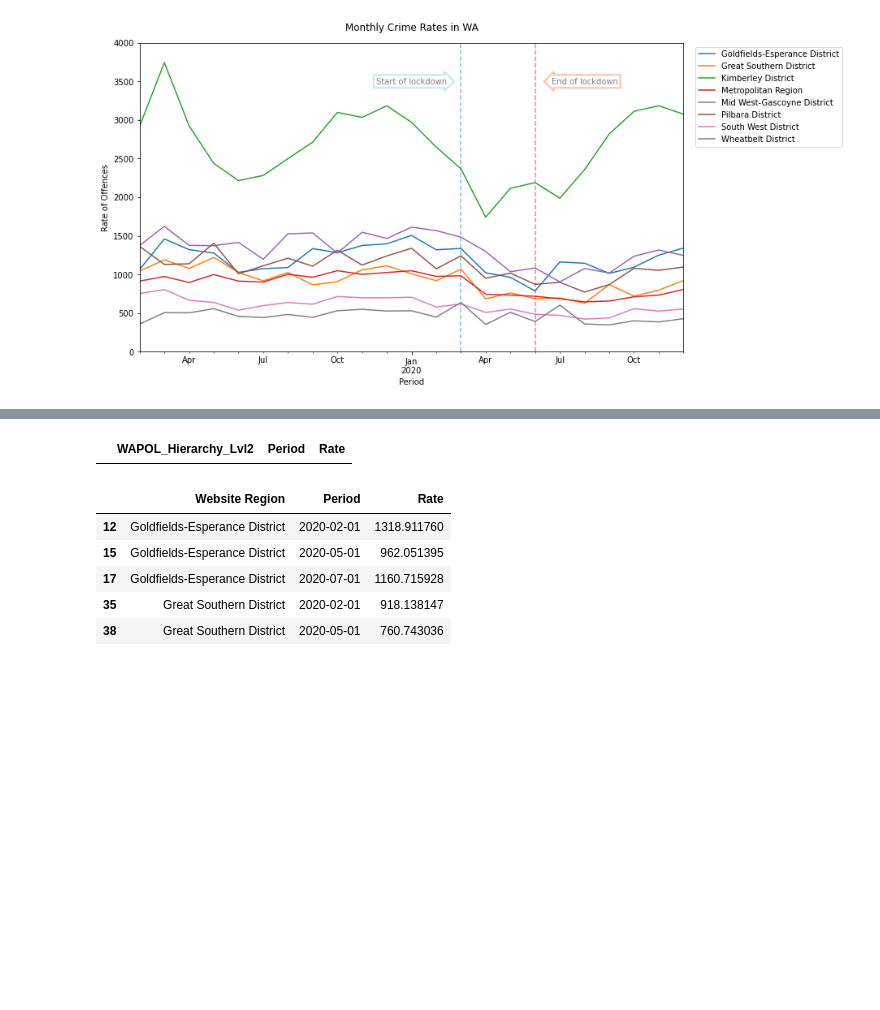
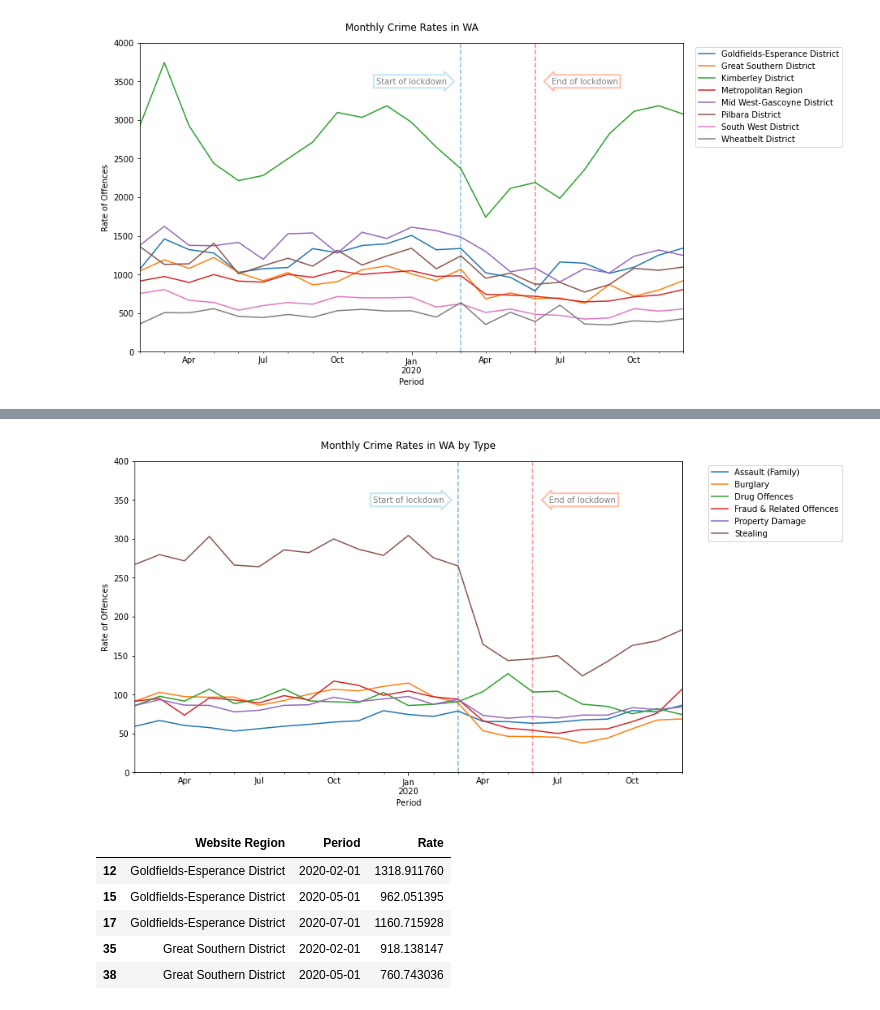
Before and after one commit to FernB/WACrimeRatesCovid19, a Jupyter notebook: WA Crime Rates.ipynb, the cells around one changed output, grey strips where cells are left out. Drawn from its saved outputs; the diff is of its cells as text; code cells hidden in the pictures; blank space fills up the shorter version.

```diff
--- a/WA Crime Rates.ipynb
+++ b/WA Crime Rates.ipynb
@@ -93,9 +90,10 @@ GroupedRates.head()
 # %%
-#get total crime rate per region
-TotalCrimeRate = GroupedRates.groupby(['Website Region','Period'])['Rate'].sum().reset_index()
-#TotalCrimeRate = TotalCrimeRate[(TotalCrimeRate['Website Region']!='Metropolitan Region')&(TotalCrimeRate['Website Region']!='Regional WA Region')&(TotalCrimeRate['Website Region']!='Mandurah District')&(TotalCrimeRate['Website Region']!='Western Australia')]
+#get total crime rate per region from 2019
+From2019 = GroupedRates[GroupedRates["Period"]>dt.datetime(year=2019, month = 1, day = 1)]
+TotalCrimeRate = From2019.groupby(['Website Region','Period'])['Rate'].sum().reset_index()
+RegionalCrimeRate = TotalCrimeRate[(TotalCrimeRate['Website Region']!='Western Australia')]
 #pivot for graphing
-TotalCrimesPivot = TotalCrimeRate.pivot(index='Period', columns='Website Region', values='Rate')
+TotalCrimesPivot = RegionalCrimeRate.pivot(index='Period', columns='Website Region', values='Rate')
 #make chart
 TotalCrimesPivot.plot(figsize=(12,7))
 plt.legend(bbox_to_anchor = (1.3, 1.0))
@@ -110,7 +108,7 @@ plt.vlines("2020-06",ymin = 0, ymax = 4000, colors ="red",linestyles='dashed', a
 plt.ylim(0,4000)
 plt.title("Monthly Crime Rates in WA", pad=15)
 plt.ylabel("Rate of Offences")
-plt.savefig("crimeratesregions.png",bbox_inches='tight')
+plt.savefig("output/crimeratesregions.png",bbox_inches='tight')
 plt.show()
 # %% [output]
 [figure]
@@ -120,7 +115,28 @@ plt.show()
-# %%
-CrimeTypeRate
-# %% [output]
-|  | WAPOL_Hierarchy_Lvl2 | Period | Rate |
+# %%
+#get rates of key crimes
+WARate = From2019[From2019['Website Region']=='Western Australia']
+CrimeTypeRate = WARate[WARate['WAPOL_Hierarchy_Lvl2'].isin(keycrimes)]
+CrimeTypeRate = CrimeTypeRate.groupby(['WAPOL_Hierarchy_Lvl2','Period'])['Rate'].sum().reset_index()
+#pivot for graphing
+CrimesPivot = CrimeTypeRate.pivot(index='Period', columns='WAPOL_Hierarchy_Lvl2', values='Rate')
+#make chart
+CrimesPivot.plot(figsize=(12,7))
+plt.legend(bbox_to_anchor = (1.3, 1.0))
+plt.text(
+    "2020-01", 350, "Start of lockdown", alpha =0.5,ha="center", va="center", rotation=0, size=10,
+    bbox=dict(boxstyle="rarrow,pad=0.3", fc="white", ec="skyblue", alpha=0.5, lw=2))
+plt.text(
+    "2020-08", 350, "End of lockdown", alpha =0.5,ha="center", va="center", rotation=0, size=10,
+    bbox=dict(boxstyle="larrow,pad=0.3", fc="white", ec="coral", alpha=0.5, lw=2))
+plt.vlines("2020-03",ymin = 0, ymax = 500,linestyles='dashed', alpha=0.5)
+plt.vlines("2020-06",ymin = 0, ymax = 500, colors ="red",linestyles='dashed', alpha=0.5)
+plt.ylim(0,400)
+plt.title("Monthly Crime Rates in WA by Type", pad=15)
+plt.ylabel("Rate of Offences")
+plt.savefig("output/crimetyperatesregions.png",bbox_inches='tight')
+plt.show()
+# %% [output]
+[figure, added]
 # %%
 #set time frames of pre, into and post lockdown
 timeframes = TotalCrimeRate[(TotalCrimeRate['Period']=='2020-02')|(TotalCrimeRate['Period']=='2020-05')|(TotalCrimeRate['Period']=='2020-07')]
```
Also changed, not shown: parts of 55 cells of this notebook, 42 other files.
